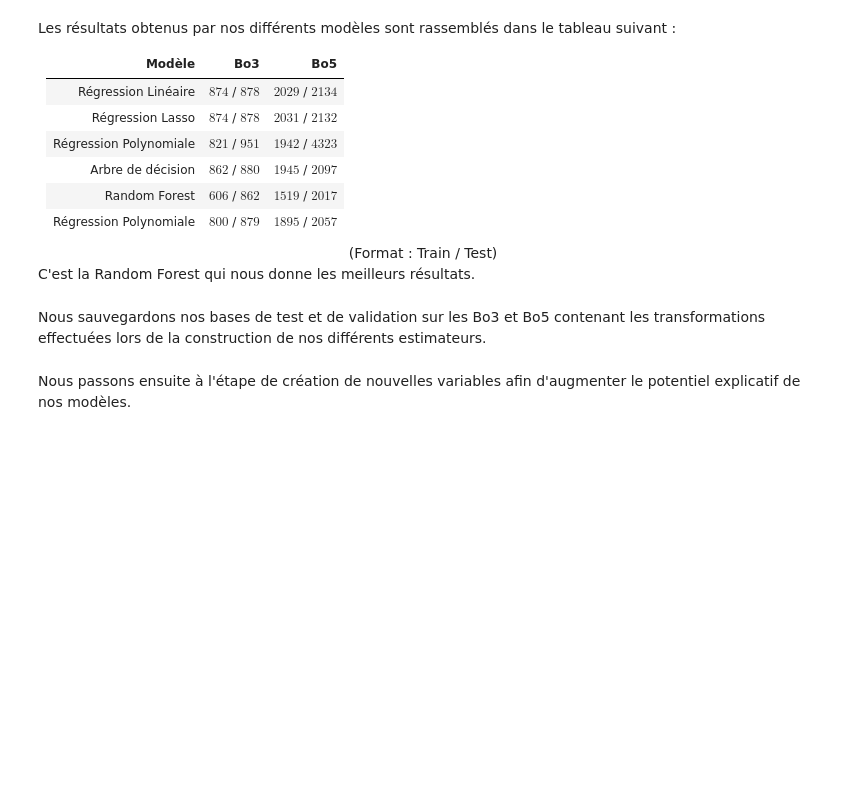
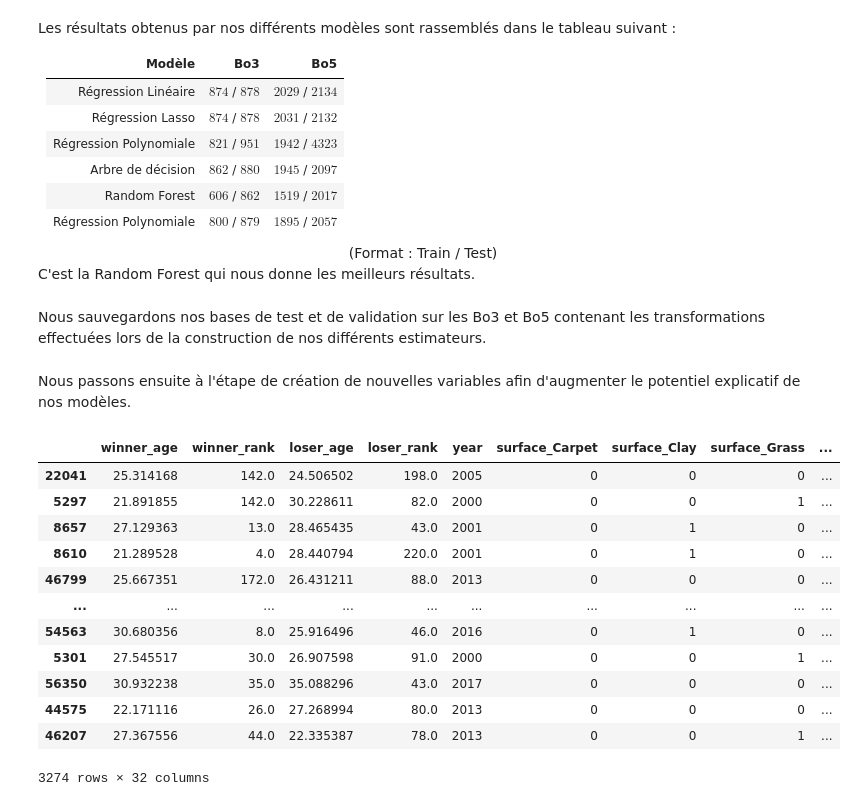
Before and after one commit to CesarRoaldes/tennis_match_time, a Jupyter notebook: modeles_baseline.ipynb, the cells around one changed output. Cells and saved outputs as stored; diff of their text form; code cells hidden in the pictures; blank space fills up the shorter version.

```diff
--- a/modeles_baseline.ipynb
+++ b/modeles_baseline.ipynb
@@ -1139,3 +1164,19 @@ y_train_bo5.to_csv(PATH+'/data/y_train_bo5.csv')
 y_test_bo5.to_csv(PATH+'/data/y_test_bo5.csv')
 # %% [markdown]
 Nous passons ensuite à l'étape de création de nouvelles variables afin d'augmenter le potentiel explicatif de nos modèles.
+# %%
+X_test_T_bo5
+# %% [output]
+|  | winner_age | winner_rank | loser_age | loser_rank | year | surface_Carpet | surface_Clay | surface_Grass | ... |
+| 22041 | 25.314168 | 142.0 | 24.506502 | 198.0 | 2005 | 0 | 0 | 0 | ... |
+| 5297 | 21.891855 | 142.0 | 30.228611 | 82.0 | 2000 | 0 | 0 | 1 | ... |
+| 8657 | 27.129363 | 13.0 | 28.465435 | 43.0 | 2001 | 0 | 1 | 0 | ... |
+| 8610 | 21.289528 | 4.0 | 28.440794 | 220.0 | 2001 | 0 | 1 | 0 | ... |
+| 46799 | 25.667351 | 172.0 | 26.431211 | 88.0 | 2013 | 0 | 0 | 0 | ... |
+| ... | ... | ... | ... | ... | ... | ... | ... | ... | ... |
+| 54563 | 30.680356 | 8.0 | 25.916496 | 46.0 | 2016 | 0 | 1 | 0 | ... |
+| 5301 | 27.545517 | 30.0 | 26.907598 | 91.0 | 2000 | 0 | 0 | 1 | ... |
+| 56350 | 30.932238 | 35.0 | 35.088296 | 43.0 | 2017 | 0 | 0 | 0 | ... |
+| 44575 | 22.171116 | 26.0 | 27.268994 | 80.0 | 2013 | 0 | 0 | 0 | ... |
+| 46207 | 27.367556 | 44.0 | 22.335387 | 78.0 | 2013 | 0 | 0 | 1 | ... |
+3274 rows × 32 columns
```
Also changed, not shown: parts of 7 cells of this notebook, 2 other files.
